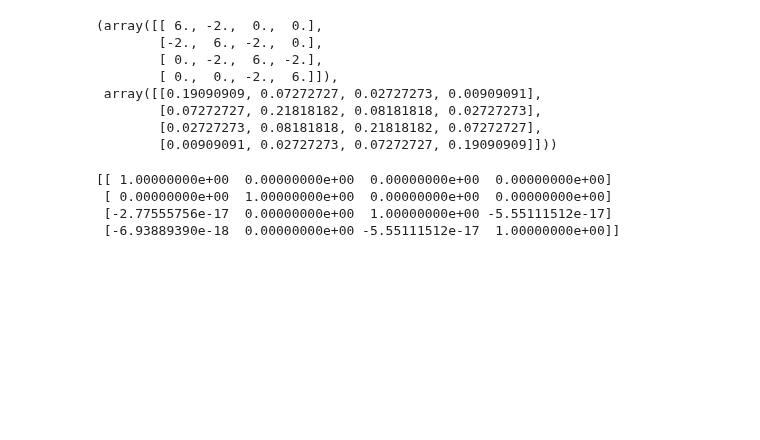
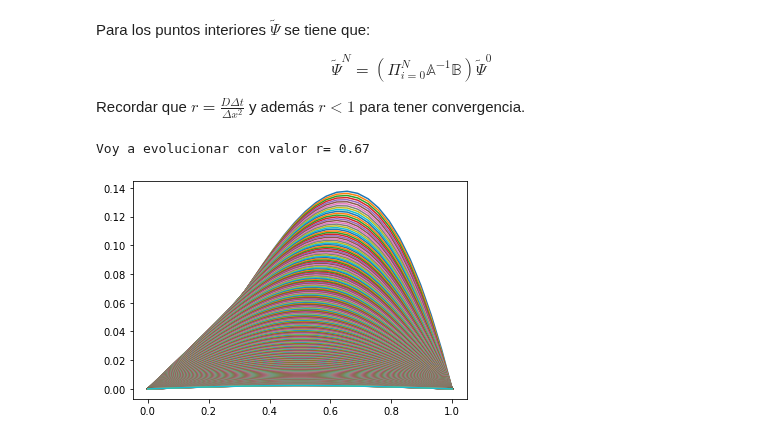
Before and after one commit to richmf/Fisica-Computacional-clases, a Jupyter notebook: CN 1.ipynb, the cells around one changed output. Saved outputs shown, nothing was run; the diff lists cells and outputs as text; code cells hidden in the pictures; blank space fills up the shorter version.

Commit message:
Crank Nicolson

```diff
--- a/CN 1.ipynb
+++ b/CN 1.ipynb
@@ -10,23 +10,50 @@ def Mat_A_inv(Nx,r):
         A[i,i+1] = m_r
     A[-1,-1] = dd
     A_inv = inv(A)
-    return A,A_inv
+    return A_inv
+
+def Mat_B(Nx,r):
+    B = zeros((Nx,Nx))
+    dd = 2*(1-r)
+    for i in range(Nx-1):
+        B[i,i] = dd
+        B[i+1,i] = r
+        B[i,i+1] = r
+    B[-1,-1] = dd
+    return B
-# %%
-A,A_inv = Mat_A_inv(4,2)
-A,A_inv
-# %% [output]
-(array([[ 6., -2.,  0.,  0.],
-        [-2.,  6., -2.,  0.],
-        [ 0., -2.,  6., -2.],
-        [ 0.,  0., -2.,  6.]]),
- array([[0.19090909, 0.07272727, 0.02727273, 0.00909091],
-        [0.07272727, 0.21818182, 0.08181818, 0.02727273],
-        [0.02727273, 0.08181818, 0.21818182, 0.07272727],
-        [0.00909091, 0.02727273, 0.07272727, 0.19090909]]))
-# %%
-print(dot(A,A_inv) )
-# %% [output]
-[[ 1.00000000e+00  0.00000000e+00  0.00000000e+00  0.00000000e+00]
- [ 0.00000000e+00  1.00000000e+00  0.00000000e+00  0.00000000e+00]
- [-2.77555756e-17  0.00000000e+00  1.00000000e+00 -5.55111512e-17]
- [-6.93889390e-18  0.00000000e+00 -5.55111512e-17  1.00000000e+00]]
+# %% [markdown]
+Para los puntos interiores $\tilde \Psi$ se tiene que:
+
+$$
+\tilde \Psi ^N = \left( \Pi _{i=0} ^N \mathbb{A}^{-1} \mathbb{B} \right) \tilde \Psi^0
+$$
+
+Recordar que $r=\frac{D \Delta t}{\Delta x^2}$ y además $r<1$ para tener convergencia.
+# %%
+def Crank_Nicolson(Psi0,x,t,D=1):
+    dt , dx = t[1]-t[0] , x[1]-x[0]
+    Psi_total = zeros((len(t),len(Psi0)))
+    Psi_total[0,:] = Psi0
+    r = D*dt/(dx**2)
+    if r < 1:
+        print('Voy a evolucionar con valor r= %2.2f' %r)
+        Nx = len(Psi0[1:-1])
+        Ainv , B = Mat_A_inv(Nx,r) , Mat_B(Nx,r)
+        Ainv_B = dot(Ainv,B)
+        for i in range(len(t)-1):
+            Psi_total[i+1,1:-1] = dot(Ainv_B,Psi_total[i,1:-1])
+    else:
+        print('Valor de r= %2.2f no convergente' %r)
+    return Psi_total
+# %%
+x = linspace(0,1,30)
+t = linspace(0,0.4,500)
+Psi0 = -x*(x-1)*sin(x)
+Psi_total = Crank_Nicolson(Psi0,x,t)
+
+for i in range(len(t)):
+    plot(x,Psi_total[i,:])
+show()
+# %% [output]
+Voy a evolucionar con valor r= 0.67
+[figure, added]
```
Also changed, not shown: parts of 3 cells of this notebook.
